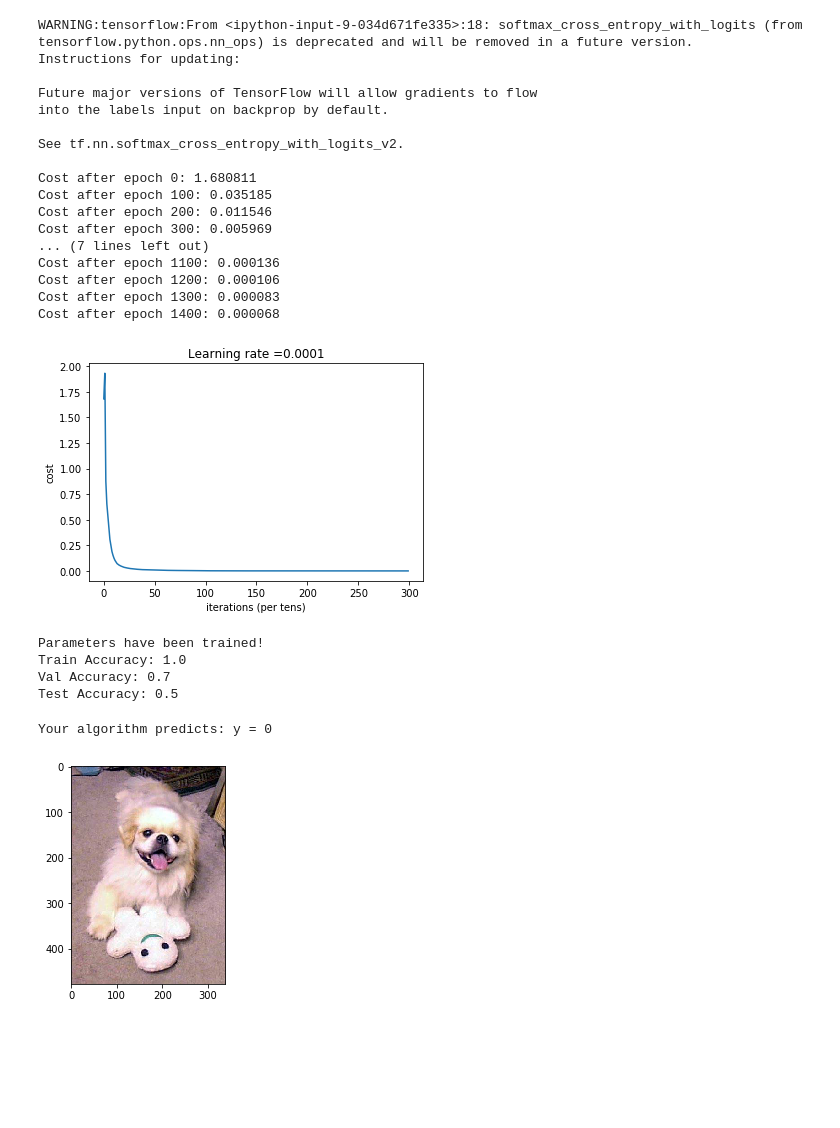
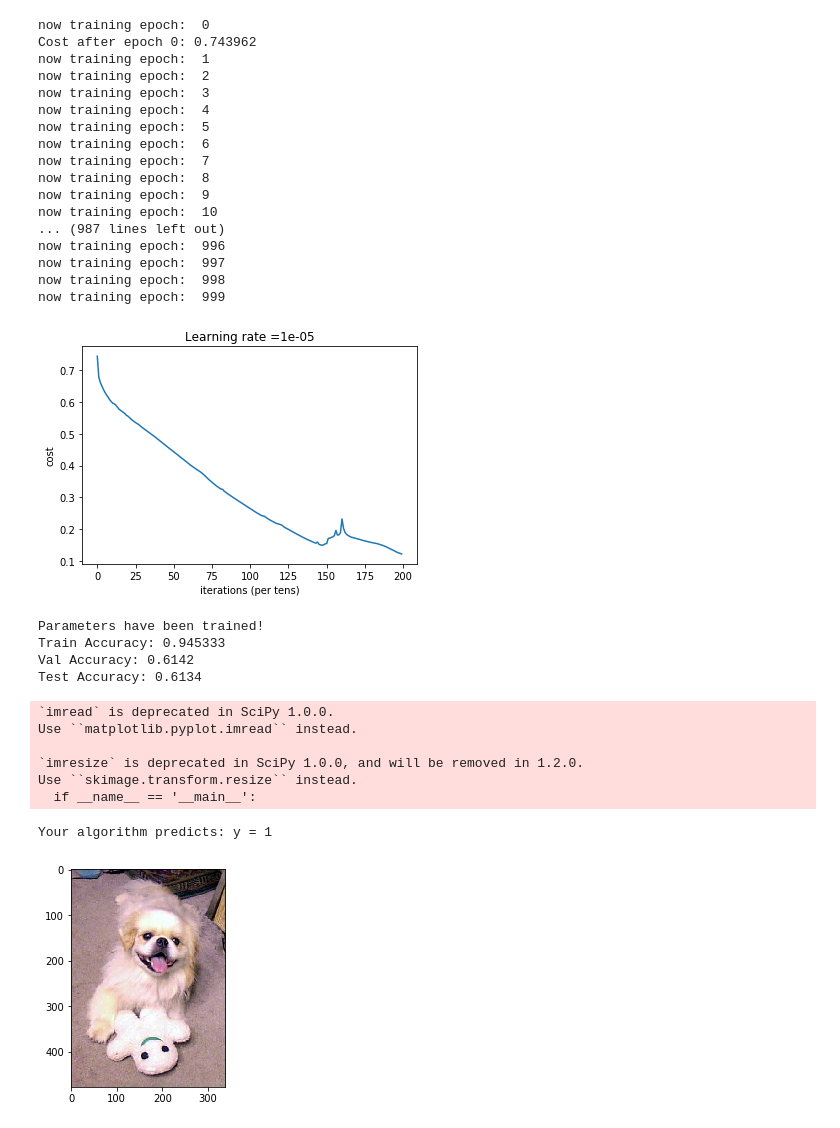
Before and after one commit to anirvan90/deeplearning-basics, a Jupyter notebook: DogsVsCats.ipynb, the cells around one changed output. Drawn from its saved outputs; the diff is of its cells as text; code cells hidden in the pictures; blank space fills up the shorter version.

```diff
--- a/DogsVsCats.ipynb
+++ b/DogsVsCats.ipynb
@@ -12,9 +12,9 @@ from loader import load_dataset, convert_to_one_hot, random_mini_batches, predic
 # %%
 # Data Paths
 
-#full = 'data/dogsvcats.hdf5'
-#X_train_orig, Y_train_orig, X_val_orig, Y_val_orig, X_test_orig, Y_test_orig = load_dataset(full)
+full = 'data/dogsvcats.hdf5'
+X_train_orig, Y_train_orig, X_val_orig, Y_val_orig, X_test_orig, Y_test_orig = load_dataset(full)
 
-sample = 'data/dogsvcats-sample.hdf5'
-X_train_orig, Y_train_orig, X_val_orig, Y_val_orig, X_test_orig, Y_test_orig = load_dataset(sample)
+#sample = 'data/dogsvcats-sample.hdf5'
+#X_train_orig, Y_train_orig, X_val_orig, Y_val_orig, X_test_orig, Y_test_orig = load_dataset(sample)
 # %%
@@ -169,8 +179,8 @@ def compute_cost(Z3, Y):
 
     return cost
 # %%
-def model(X_train, Y_train, X_test, Y_test, learning_rate = 0.0001,
-          num_epochs = 1500, minibatch_size = 32, print_cost = True):
+def model(X_train, Y_train, X_val, Y_val, X_test, Y_test, learning_rate = 0.00001,
+          num_epochs = 1000, minibatch_size = 512, print_cost = True):
     """
     Implements a three-layer tensorflow neural network: LINEAR->RELU->LINEAR->RELU->LINEAR->SOFTMAX.
 
@@ -187,7 +197,7 @@ def model(X_train, Y_train, X_test, Y_test, learning_rate = 0.0001,
     Returns:
     parameters -- parameters learnt by the model. They can then be used to predict.
     """
-    seed = 3
+    #seed = 3
     ops.reset_default_graph()                         # to be able to rerun the model without overwriting tf variables
     (n_x, m) = X_train.shape                          # (n_x: input size, m : number of examples in the train set)
     n_y = Y_train.shape[0]                            # n_y : output size
@@ -219,11 +229,11 @@ def model(X_train, Y_train, X_test, Y_test, learning_rate = 0.0001,
 
         # Do the training loop
         for epoch in range(num_epochs):
-
+            print('now training epoch: ', epoch)
             epoch_cost = 0.                       # Defines a cost related to an epoch
             num_minibatches = int(m / minibatch_size) # number of minibatches of size minibatch_size in the train set
-            seed = seed + 1
-            minibatches = random_mini_batches(X_train, Y_train, minibatch_size, seed)
+            #seed = seed + 1
+            minibatches = random_mini_batches(X_train, Y_train, minibatch_size)
 
             for minibatch in minibatches:
 
@@ -267,30 +277,30 @@ def model(X_train, Y_train, X_test, Y_test, learning_rate = 0.0001,
 
         return parameters
 # %%
-parameters = model(X_train, Y_train, X_test, Y_test)
+parameters = model(X_train, Y_train, X_val, Y_val, X_test, Y_test)
 # %% [output]
-WARNING:tensorflow:From <ipython-input-9-034d671fe335>:18: softmax_cross_entropy_with_logits (from tensorflow.python.ops.nn_ops) is deprecated and will be removed in a future version.
-Instructions for updating:
-
-Future major versions of TensorFlow will allow gradients to flow
-into the labels input on backprop by default.
-
-See tf.nn.softmax_cross_entropy_with_logits_v2.
-
-Cost after epoch 0: 1.680811
-Cost after epoch 100: 0.035185
-Cost after epoch 200: 0.011546
-Cost after epoch 300: 0.005969
-... (7 lines left out)
-Cost after epoch 1100: 0.000136
-Cost after epoch 1200: 0.000106
-Cost after epoch 1300: 0.000083
-Cost after epoch 1400: 0.000068
+now training epoch:  0
+Cost after epoch 0: 0.743962
+now training epoch:  1
+now training epoch:  2
+now training epoch:  3
+now training epoch:  4
+now training epoch:  5
+now training epoch:  6
+now training epoch:  7
+now training epoch:  8
+now training epoch:  9
+now training epoch:  10
+... (987 lines left out)
+now training epoch:  996
+now training epoch:  997
+now training epoch:  998
+now training epoch:  999
-[figure, old version]
+[figure, new version]
 Parameters have been trained!
-Train Accuracy: 1.0
-Val Accuracy: 0.7
-Test Accuracy: 0.5
+Train Accuracy: 0.945333
+Val Accuracy: 0.6142
+Test Accuracy: 0.6134
 # %%
 import scipy
 from PIL import Image
@@ -306,5 +316,11 @@ my_image_prediction = predict(my_image, parameters)
 plt.imshow(image)
 print("Your algorithm predicts: y = " + str(np.squeeze(my_image_prediction)))
 # %% [output]
-Your algorithm predicts: y = 0
+`imread` is deprecated in SciPy 1.0.0.
+Use ``matplotlib.pyplot.imread`` instead.
+
+`imresize` is deprecated in SciPy 1.0.0, and will be removed in 1.2.0.
+Use ``skimage.transform.resize`` instead.
+  if __name__ == '__main__':
+Your algorithm predicts: y = 1
 [figure]
```
Also changed, not shown: parts of 3 cells of this notebook, 2 other files.
